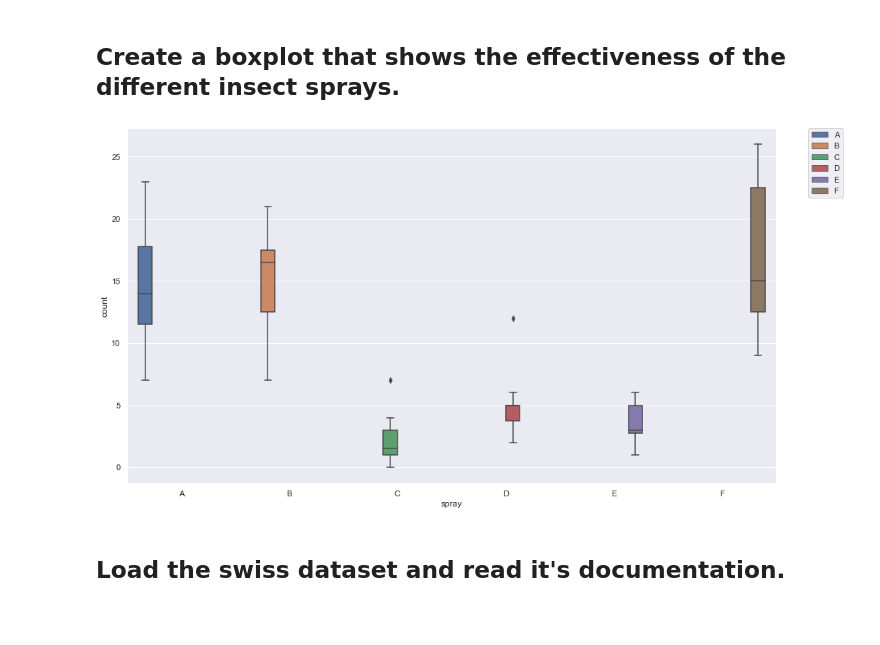
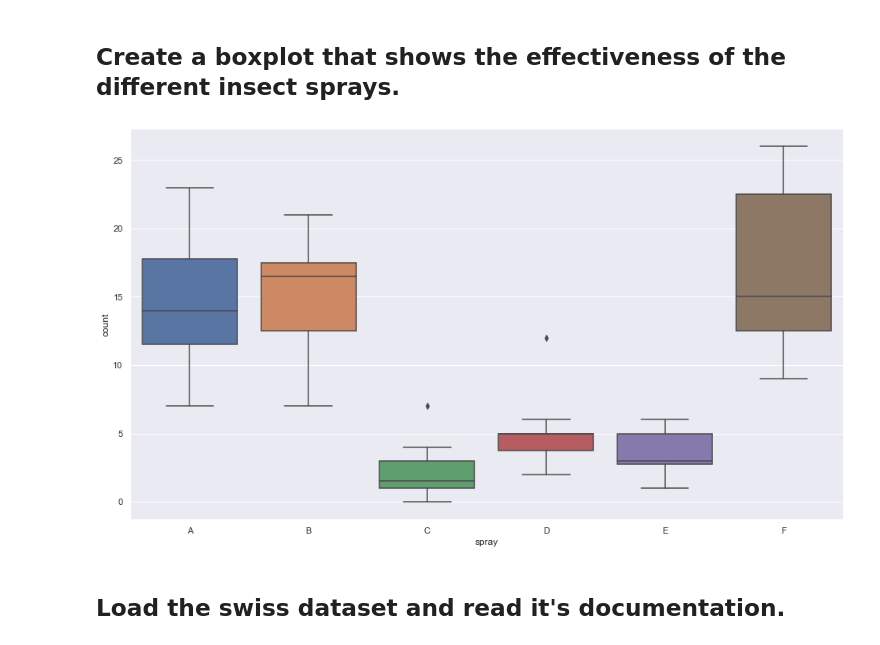
Before and after one commit to chasethompson/python-exercises, a Jupyter notebook: 4.8.5_seaborn_exercises.ipynb, the cells around one changed output. Cells and saved outputs as stored; diff of their text form; code cells hidden in the pictures; blank space fills up the shorter version.

```diff
--- a/4.8.5_seaborn_exercises.ipynb
+++ b/4.8.5_seaborn_exercises.ipynb
@@ -155,11 +186,10 @@ different insecticides.
 ## Create a boxplot that shows the effectiveness of the different insect sprays.
 # %%
 plt.figure(figsize=(16, 9))
-sns.boxplot(data=insect_sprays, y='count', x='spray', hue='spray')
-plt.legend(bbox_to_anchor=(1.05, 1), loc=2, borderaxespad=0.)
+sns.boxplot(data=insect_sprays, y='count', x='spray')
 plt.show()
 # %% [output]
-[figure, old version]
+[figure, new version]
 # %% [markdown]
 ## Load the swiss dataset and read it's documentation.
 # %%
```
Also changed, not shown: parts of 20 cells of this notebook.
